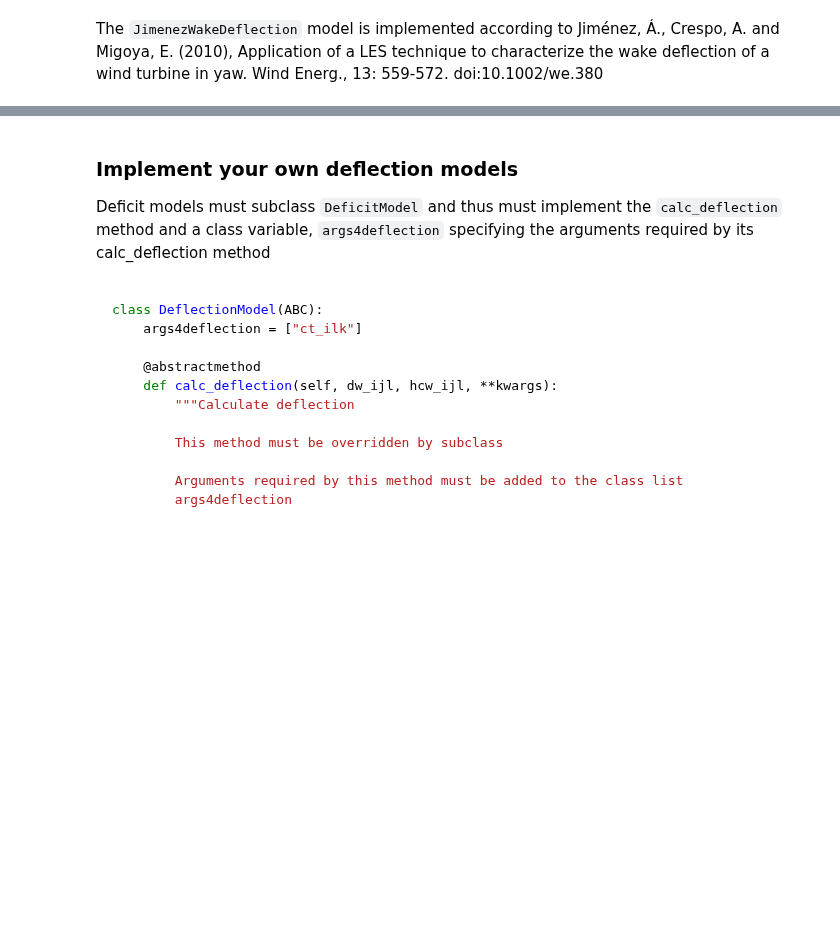
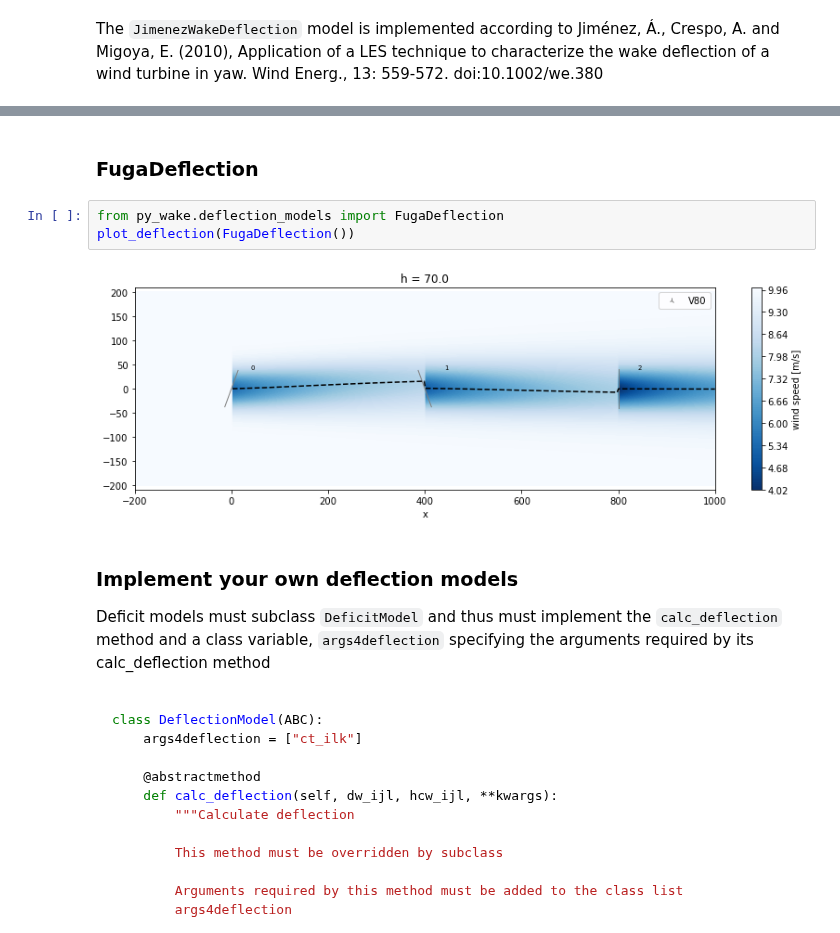
Before and after one commit to DTUWindEnergy/PyWake, a Jupyter notebook: docs/notebooks/EngineeringWindFarmModels.ipynb, the cells around one changed output, grey strips where cells are left out. Drawn from its saved outputs; the diff is of its cells as text; blank space fills up the shorter version.

```diff
--- a/docs/notebooks/EngineeringWindFarmModels.ipynb
+++ b/docs/notebooks/EngineeringWindFarmModels.ipynb
@@ -649,3 +653,10 @@ iea_deflection(x, y, yaw_ilk=yaw_ilk, wd=270, ws=10).flow_map().plot_wake_map()
+# %% [markdown]
+### FugaDeflection
+# %%
+from py_wake.deflection_models import FugaDeflection
+plot_deflection(FugaDeflection())
+# %% [output]
+[figure, added]
 # %% [markdown]
 ### Implement your own deflection models
 
```
Also changed, not shown: parts of 10 cells of this notebook, 44 other files.
